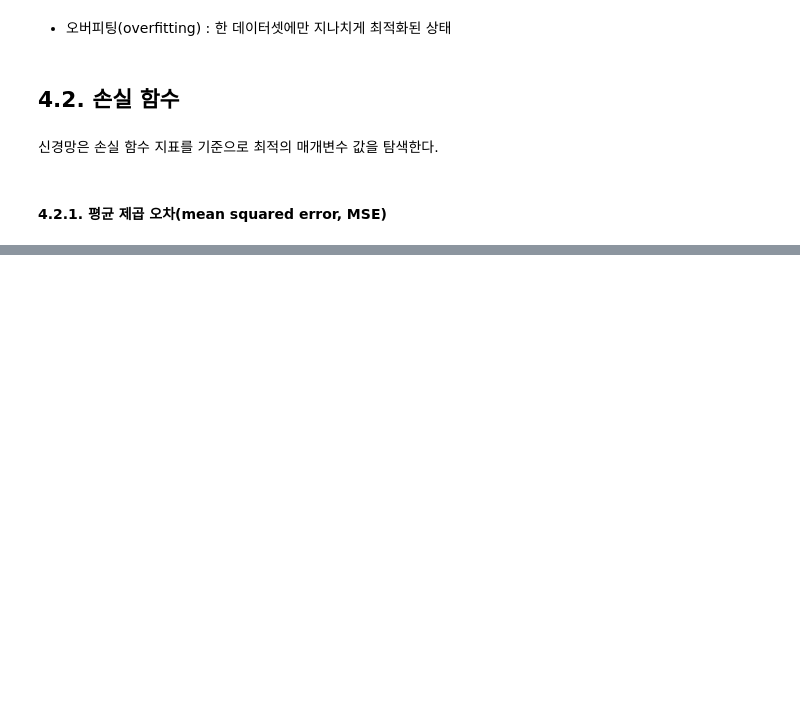
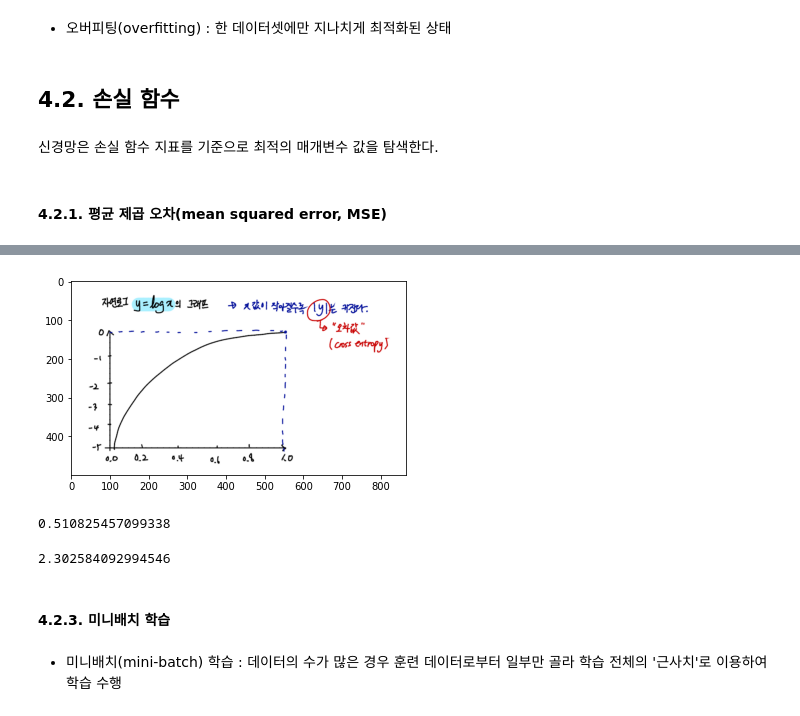
Before and after one commit to SoyeonHH/DL, a Jupyter notebook: 04NN-learning.ipynb, the cells around one changed output, grey strips where cells are left out. Saved outputs shown, nothing was run; the diff lists cells and outputs as text; code cells hidden in the pictures; blank space fills up the shorter version.

```diff
--- a/04NN-learning.ipynb
+++ b/04NN-learning.ipynb
@@ -40,0 +73,6 @@ plt.show()
+# %%
+image = img.imread('img/06.png')
+plt.imshow(image)
+plt.show()
+# %% [output]
+[figure, added]
@@ -40,0 +84,17 @@ plt.show()
+# %%
+# 정답은 '2', '2'로 추정
+t = [0, 0, 1, 0 ,0, 0, 0, 0, 0, 0]
+y = [0.1, 0.05, 0.6, 0.0, 0.05, 0.1, 0.0, 0.1, 0.0, 0.0]
+cross_entropy_error(np.array(y), np.array(t))
+# %% [output]
+0.510825457099338
+# %%
+# 정답은 '2', '7'로 추정
+y = [0.1, 0.05, 0.1, 0.0, 0.05, 0.1, 0.0, 0.6, 0.0, 0.0]
+cross_entropy_error(np.array(y), np.array(t))
+# %% [output]
+2.302584092994546
+# %% [markdown]
+#### 4.2.3. 미니배치 학습
+# %% [markdown]
+* 미니배치(mini-batch) 학습 : 데이터의 수가 많은 경우 훈련 데이터로부터 일부만 골라 학습 전체의 '근사치'로 이용하여 학습 수행
```
Also changed, not shown: parts of 20 cells of this notebook.
